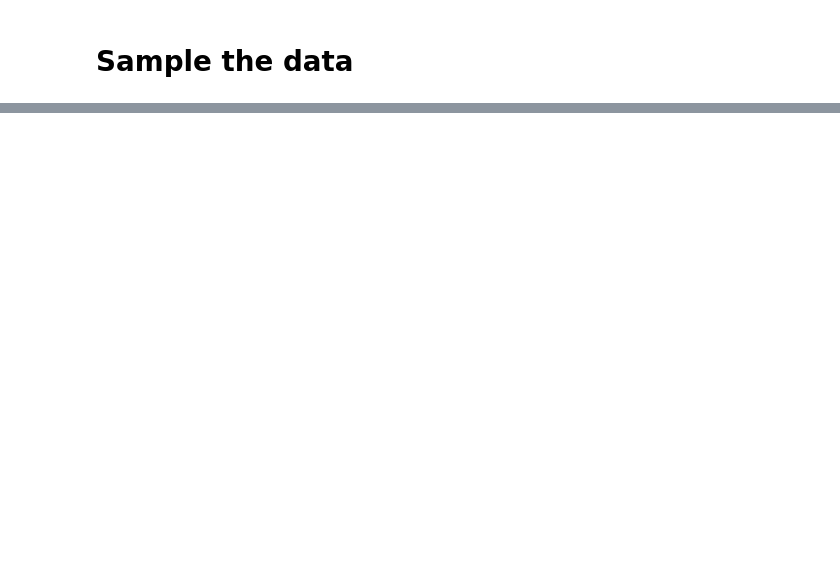
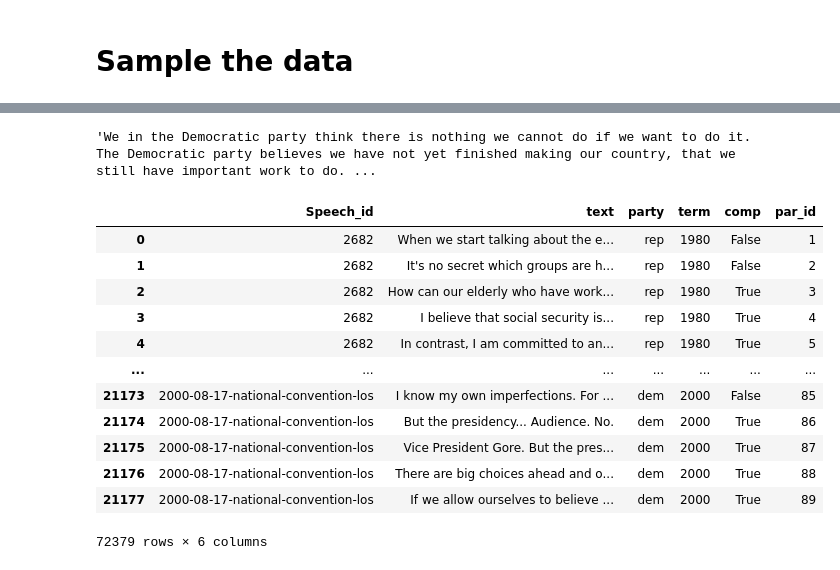
Before and after one commit to yucluo/Measure_RadicalDiscourse, a Jupyter notebook: codes/make_paragraphs.ipynb, the cells around one changed output, grey strips where cells are left out. Drawn from its saved outputs; the diff is of its cells as text; code cells hidden in the pictures; blank space fills up the shorter version.

```diff
--- a/codes/make_paragraphs.ipynb
+++ b/codes/make_paragraphs.ipynb
@@ -93,8 +93,8 @@ for file in os.listdir('/Users/yuchenluo/Desktop/Measure_RadicalDiscourse/Annenb
                 elif i < len(pars) - 1:
                     row = [id_speech, pars[i] + " " + pars[i +1], party, term, True]
                     i += 2
-                    if len(sent_tokenize(row[0])) < 3 and i < len(pars) - 1:
-                        row_2 = [id_speech, row[0] + " " + pars[i], party, term, True]
+                    if len(sent_tokenize(row[1])) < 3 and i < len(pars) - 1:
+                        row_2 = [id_speech, row[1] + " " + pars[i], party, term, True]
                         i += 1
                         rows.append(row_2)
                     else:
@@ -146,5 +155,36 @@ ucsb_matched.rename(columns = {'title':'Speech_id'}, inplace = True)
 # %%
 all_data = annenberg.append(ucsb_matched)
+# %%
+# add paragraph id
+all_dt = pd.DataFrame(columns = ['Speech_id', 'text', 'party', 'term', 'comp', 'par_id'])
+current_id = all_data['Speech_id'].iloc[0]
+par_id = 0
+for index, row in all_data.iterrows():
+    speech_id = row['Speech_id']
+    par_id += 1
+    if speech_id != current_id:
+        current_id = speech_id
+        par_id = 0
+    new_row = row
+    new_row['par_id'] = par_id
+    all_dt = all_dt.append(new_row)
+#     print(new_row)
+#     speech = all_data[all_data['Speech_id'] == sp_id]
+#     for i in range(len(speech)):
+#         par = speech.loc[i]
+#         par['par_id'] = i + 1
+#         #all_dt.append(par)
+#         print(par)
+#     for ind in speech.index:
+#         i = 1
+#         speech['par_id'][ind] = i
+#         i += 1
+#         print(speech)
+#     for index, row in speech.iterrows():
+#         i = 1
+#         row['par_id'] = i
+#         i += 1
+#         print(row)
 # %%
 all_data.to_csv('all_paragraphs.csv')
 # %% [markdown]
@@ -158,0 +223,20 @@ sample2.to_csv('bart_sample.csv')
+# %%
+sample['text'][10]
+# %% [output]
+'We in the Democratic party think there is nothing we cannot do if we want to do it. The Democratic party believes we have not yet finished making our country, that we still have important work to do. ...
+# %%
+all_dt
+# %% [output]
+|  | Speech_id | text | party | term | comp | par_id |
+| 0 | 2682 | When we start talking about the e... | rep | 1980 | False | 1 |
+| 1 | 2682 | It's no secret which groups are h... | rep | 1980 | False | 2 |
+| 2 | 2682 | How can our elderly who have work... | rep | 1980 | True | 3 |
+| 3 | 2682 | I believe that social security is... | rep | 1980 | True | 4 |
+| 4 | 2682 | In contrast, I am committed to an... | rep | 1980 | True | 5 |
+| ... | ... | ... | ... | ... | ... | ... |
+| 21173 | 2000-08-17-national-convention-los | I know my own imperfections. For ... | dem | 2000 | False | 85 |
+| 21174 | 2000-08-17-national-convention-los | But the presidency... Audience. No. | dem | 2000 | True | 86 |
+| 21175 | 2000-08-17-national-convention-los | Vice President Gore. But the pres... | dem | 2000 | True | 87 |
+| 21176 | 2000-08-17-national-convention-los | There are big choices ahead and o... | dem | 2000 | True | 88 |
+| 21177 | 2000-08-17-national-convention-los | If we allow ourselves to believe ... | dem | 2000 | True | 89 |
+72379 rows × 6 columns
```
Also changed, not shown: parts of 11 cells of this notebook, 9 other files.
